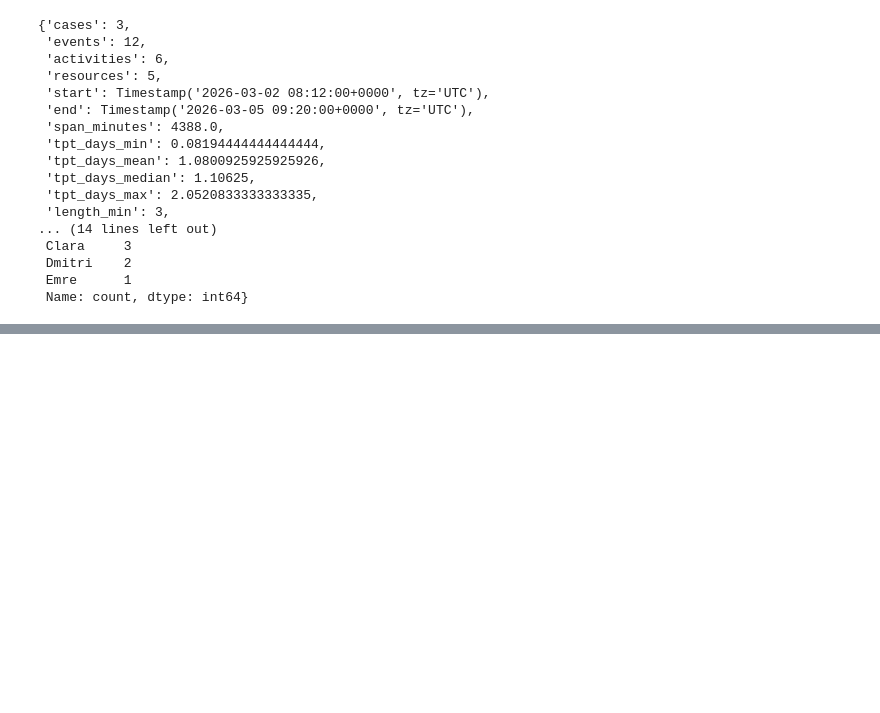
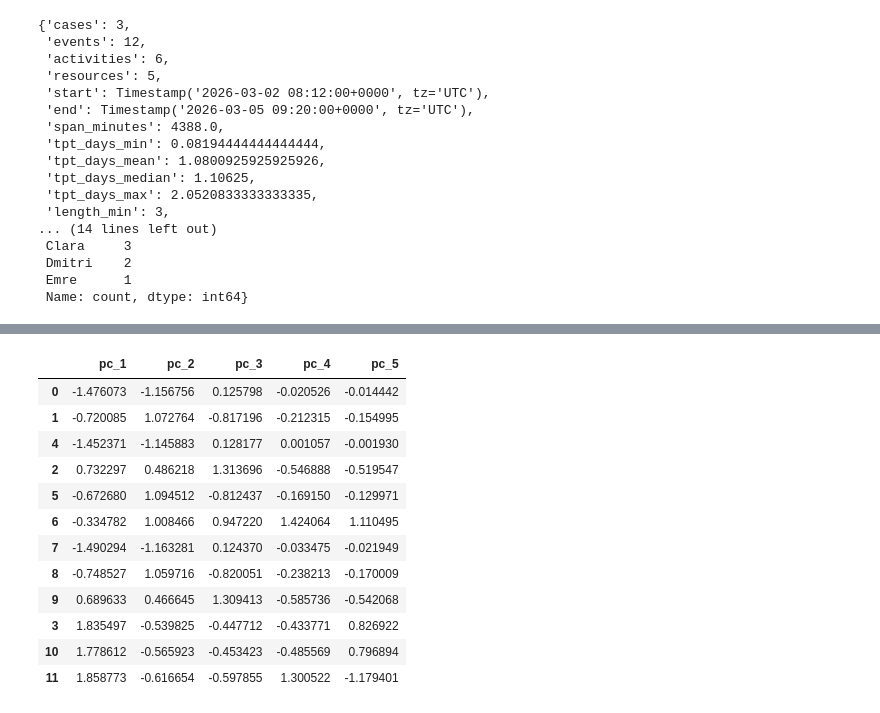
Before and after one commit to boraderen/thesis, a Jupyter notebook: notebooks/kairo-workspace/intra.ipynb, the cells around one changed output, grey strips where cells are left out. Saved outputs shown, nothing was run; the diff lists cells and outputs as text; code cells hidden in the pictures; blank space fills up the shorter version.

```diff
--- a/notebooks/kairo-workspace/intra.ipynb
+++ b/notebooks/kairo-workspace/intra.ipynb
@@ -89,0 +108,17 @@ features
+# %%
+compressed_features, stats = kairo.compute_pca(std_features, explained_var=0.99)
+compressed_features
+# %% [output]
+|  | pc_1 | pc_2 | pc_3 | pc_4 | pc_5 |
+| 0 | -1.476073 | -1.156756 | 0.125798 | -0.020526 | -0.014442 |
+| 1 | -0.720085 | 1.072764 | -0.817196 | -0.212315 | -0.154995 |
+| 4 | -1.452371 | -1.145883 | 0.128177 | 0.001057 | -0.001930 |
+| 2 | 0.732297 | 0.486218 | 1.313696 | -0.546888 | -0.519547 |
+| 5 | -0.672680 | 1.094512 | -0.812437 | -0.169150 | -0.129971 |
+| 6 | -0.334782 | 1.008466 | 0.947220 | 1.424064 | 1.110495 |
+| 7 | -1.490294 | -1.163281 | 0.124370 | -0.033475 | -0.021949 |
+| 8 | -0.748527 | 1.059716 | -0.820051 | -0.238213 | -0.170009 |
+| 9 | 0.689633 | 0.466645 | 1.309413 | -0.585736 | -0.542068 |
+| 3 | 1.835497 | -0.539825 | -0.447712 | -0.433771 | 0.826922 |
+| 10 | 1.778612 | -0.565923 | -0.453423 | -0.485569 | 0.796894 |
+| 11 | 1.858773 | -0.616654 | -0.597855 | 1.300522 | -1.179401 |
```
Also changed, not shown: parts of 8 cells of this notebook, 13 other files.
